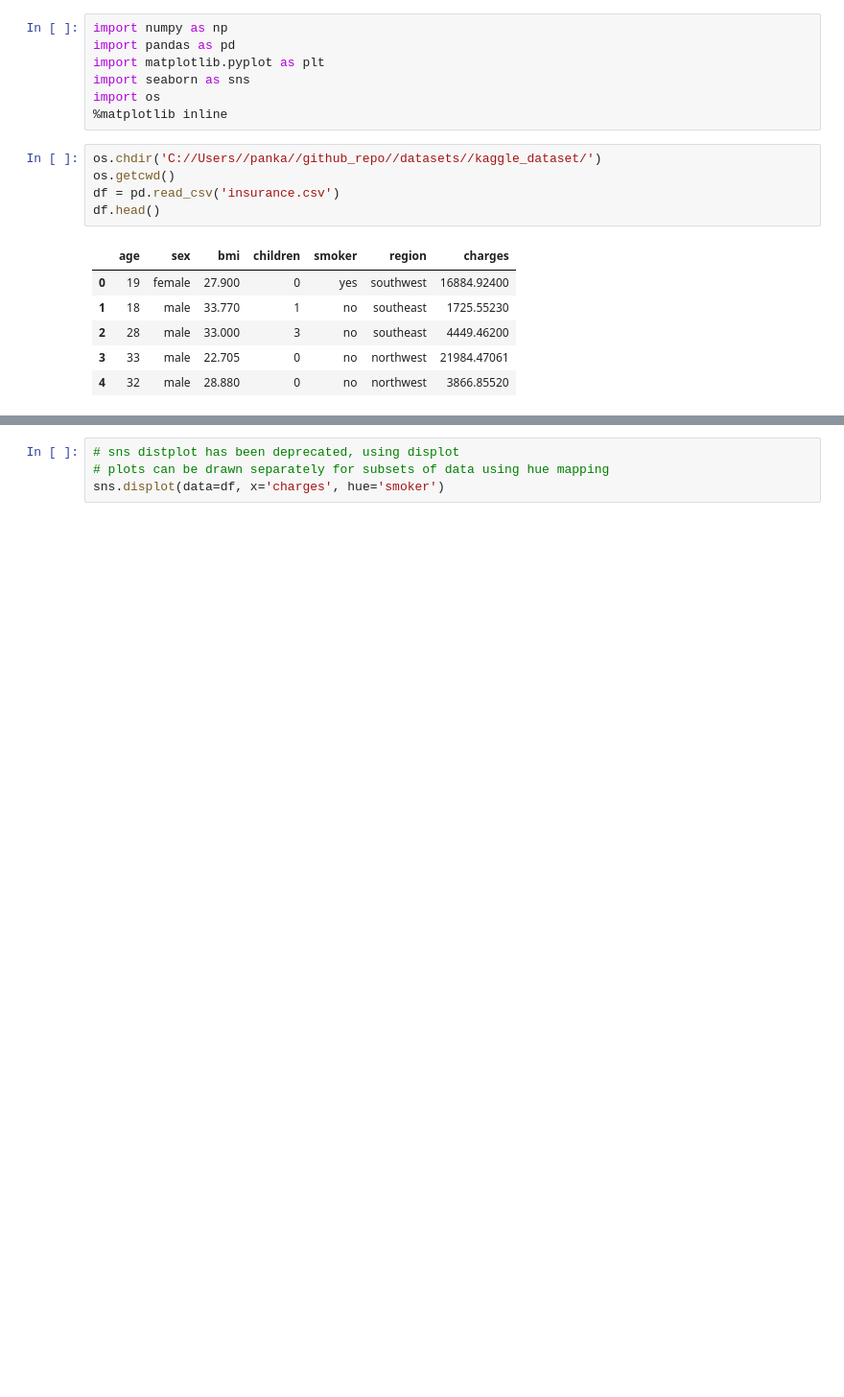
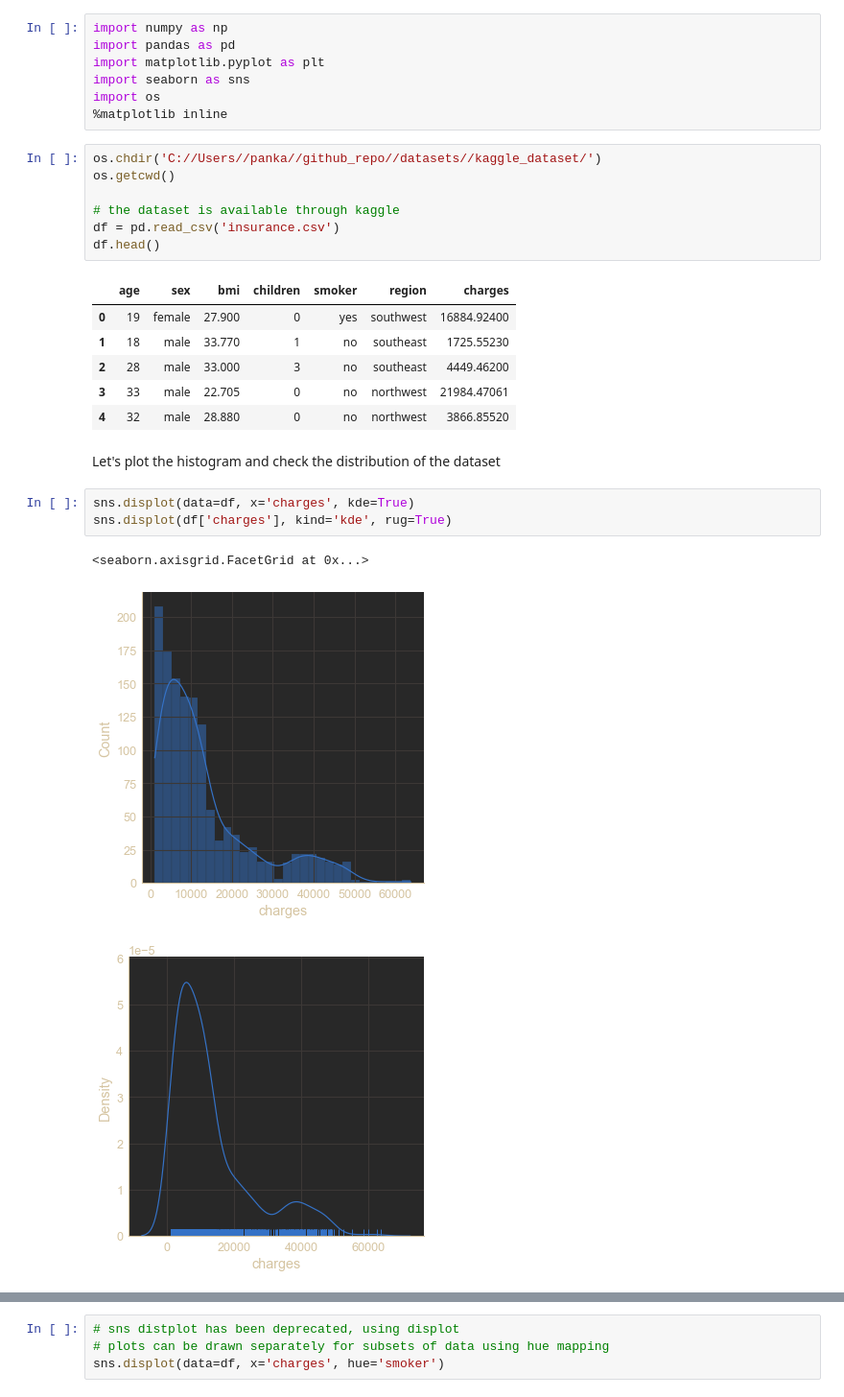
Before and after one commit to barnwalp/machine_learning, a Jupyter notebook: Visualization/insurance_visualization.ipynb, the cells around one changed output, grey strips where cells are left out. Shown: that part at 96% size. Cells and saved outputs as stored; diff of their text form; blank space fills up the shorter version.

```diff
--- a/Visualization/insurance_visualization.ipynb
+++ b/Visualization/insurance_visualization.ipynb
@@ -8,6 +17,8 @@ import os
 # %%
 os.chdir('C://Users//panka//github_repo//datasets//kaggle_dataset/')
 os.getcwd()
+
+# the dataset is available through kaggle
 df = pd.read_csv('insurance.csv')
 df.head()
 # %% [output]
@@ -17,3 +28,12 @@ df.head()
 | 2 | 28 | male | 33.000 | 3 | no | southeast | 4449.46200 |
 | 3 | 33 | male | 22.705 | 0 | no | northwest | 21984.47061 |
 | 4 | 32 | male | 28.880 | 0 | no | northwest | 3866.85520 |
+# %% [markdown]
+Let's plot the histogram and check the distribution of the dataset
+# %%
+sns.displot(data=df, x='charges', kde=True)
+sns.displot(df['charges'], kind='kde', rug=True)
+# %% [output]
+<seaborn.axisgrid.FacetGrid at 0x...>
+[figure, added]
+[figure, added]
```
Also changed, not shown: parts of 10 cells of this notebook.
